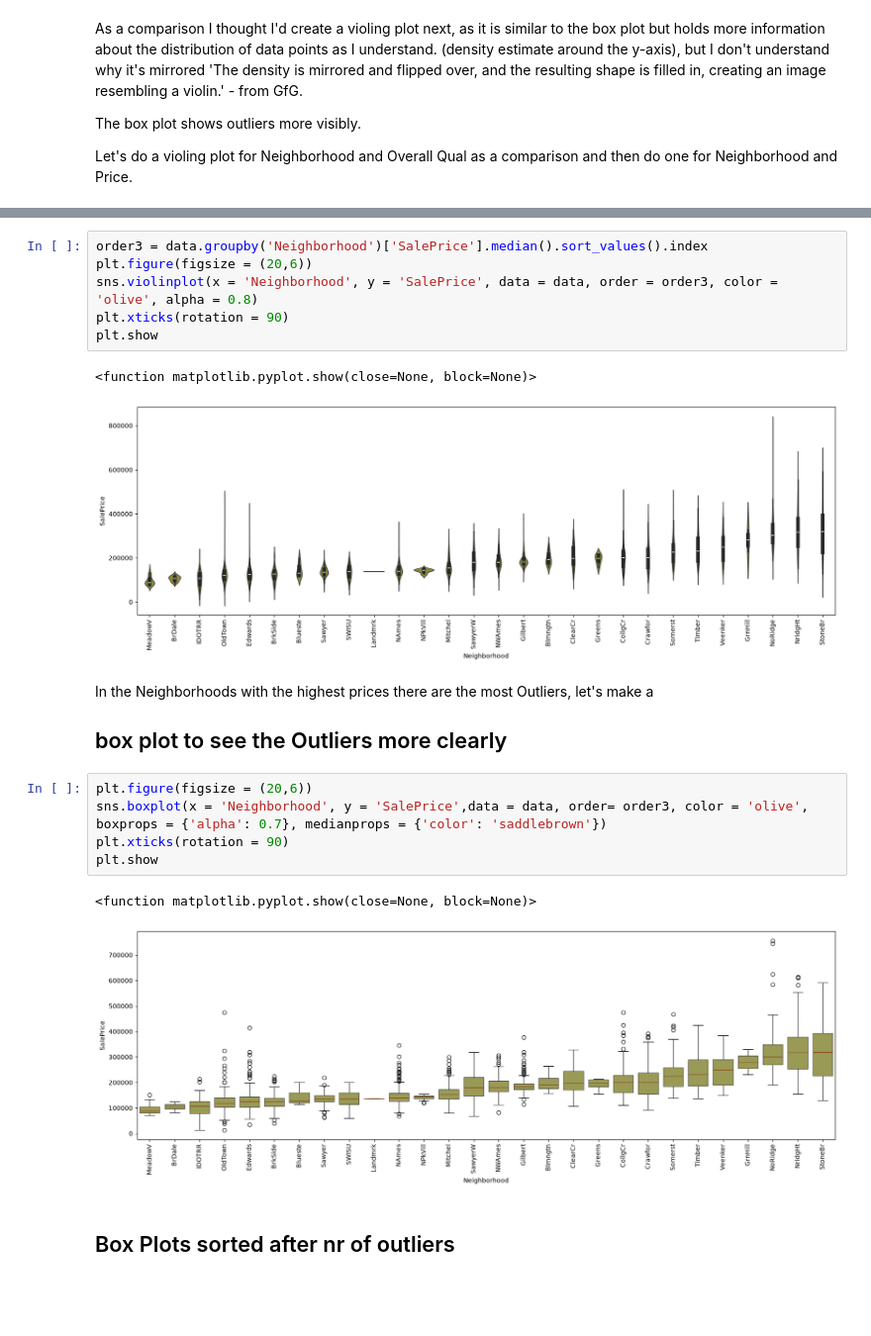
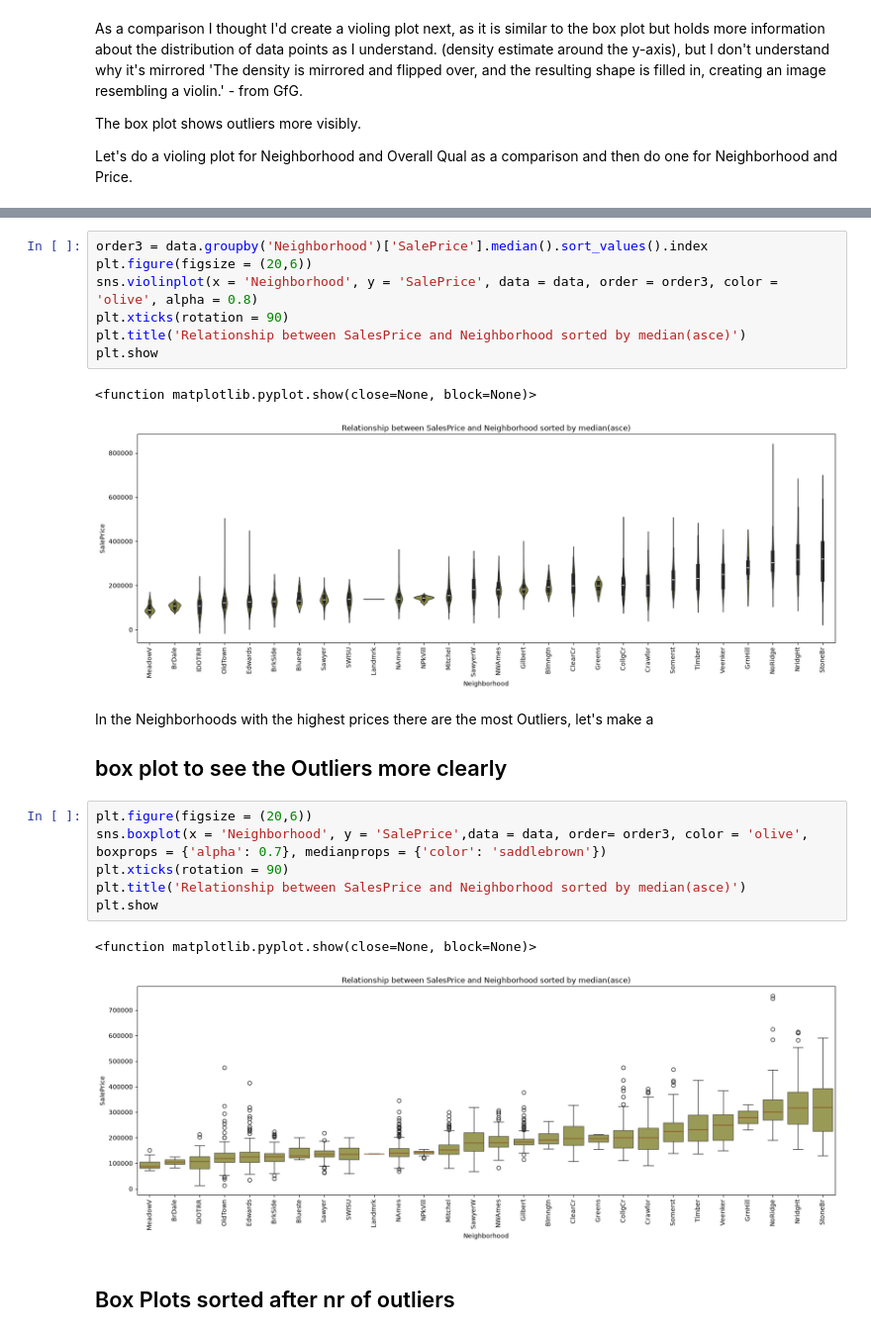
Before and after one commit to viragdiana/ML, a Jupyter notebook: lab-1-dia.ipynb, the cells around one changed output, grey strips where cells are left out. Shown at 99% size. Drawn from its saved outputs; the diff is of its cells as text; blank space fills up the shorter version.

```diff
--- a/lab-1-dia.ipynb
+++ b/lab-1-dia.ipynb
@@ -126,21 +149,23 @@ order3 = data.groupby('Neighborhood')['SalePrice'].median().sort_values().index
 plt.figure(figsize = (20,6))
 sns.violinplot(x = 'Neighborhood', y = 'SalePrice', data = data, order = order3, color = 'olive', alpha = 0.8)
 plt.xticks(rotation = 90)
+plt.title('Relationship between SalesPrice and Neighborhood sorted by median(asce)')
 plt.show
 # %% [output]
 <function matplotlib.pyplot.show(close=None, block=None)>
-[figure, old version]
+[figure, new version]
 # %% [markdown]
 In the Neighborhoods with the highest prices there are the most Outliers, let's make a
 ## box plot to see the Outliers more clearly
 # %%
 plt.figure(figsize = (20,6))
 sns.boxplot(x = 'Neighborhood', y = 'SalePrice',data = data, order= order3, color = 'olive', boxprops = {'alpha': 0.7}, medianprops = {'color': 'saddlebrown'})
 plt.xticks(rotation = 90)
+plt.title('Relationship between SalesPrice and Neighborhood sorted by median(asce)')
 plt.show
 # %% [output]
 <function matplotlib.pyplot.show(close=None, block=None)>
-[figure, old version]
+[figure, new version]
 # %% [markdown]
 ## Box Plots sorted after nr of outliers
 # %% [markdown]
```
Also changed, not shown: parts of 7 cells of this notebook.
